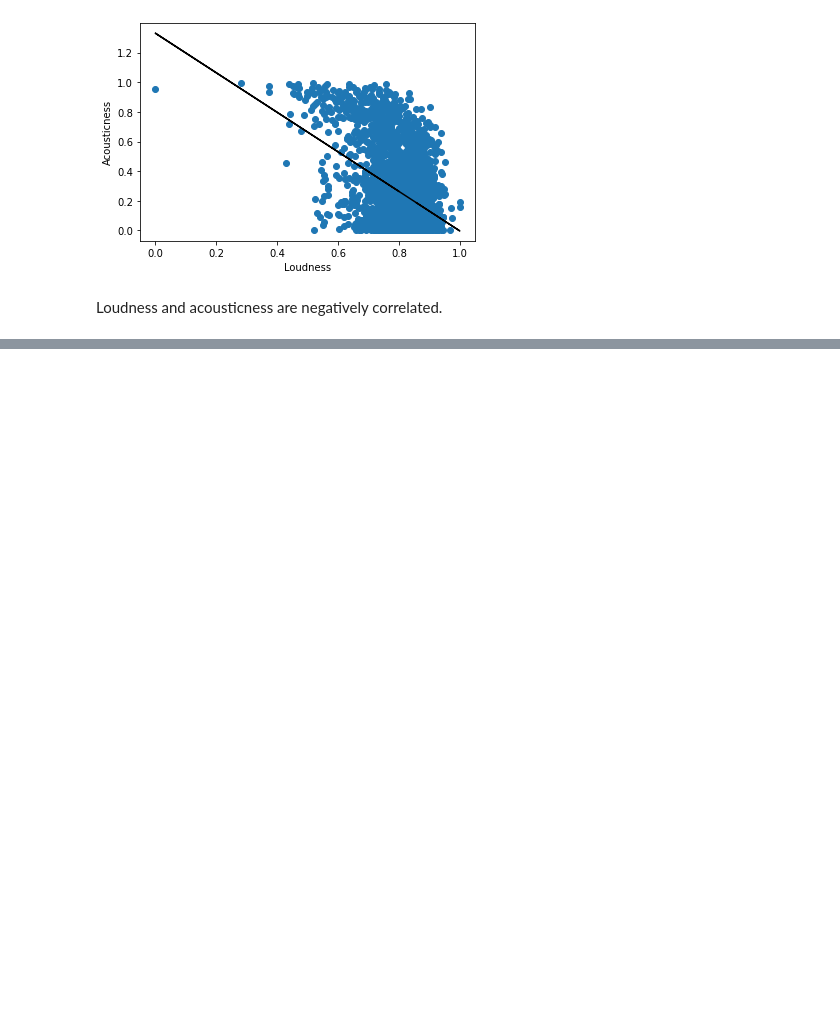
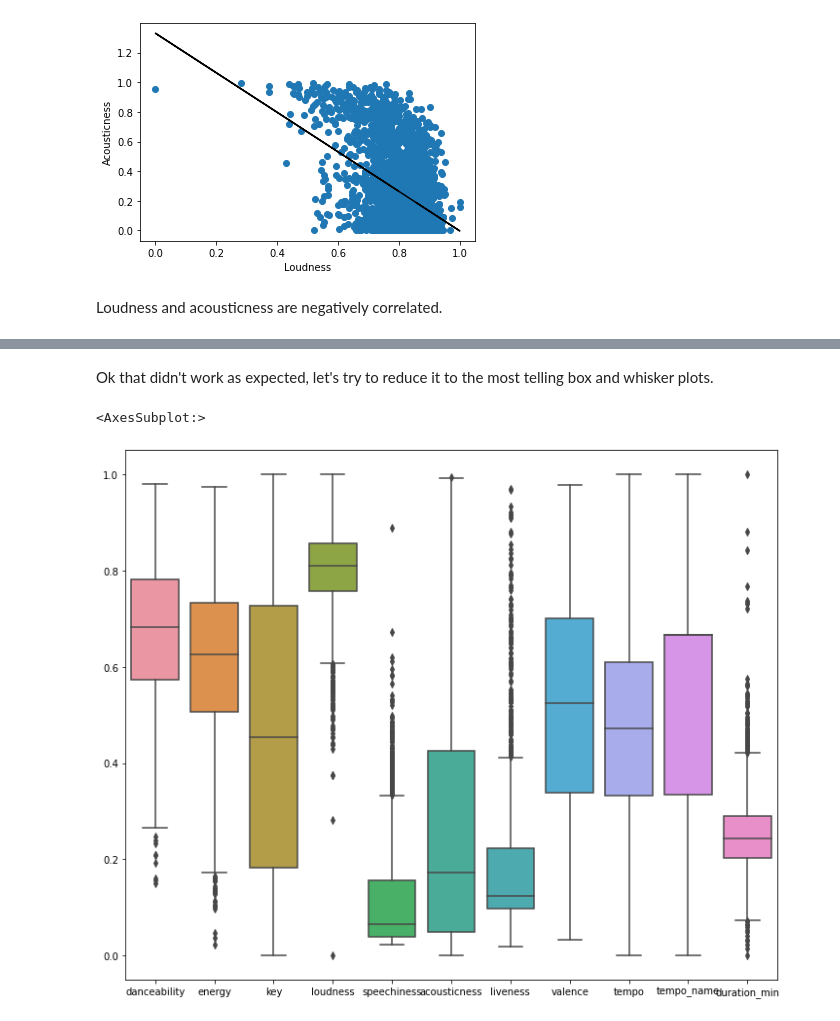
Before and after one commit to natdosan/Spotify-Unsupervised-Learning, a Jupyter notebook: src/EDACheckpointGroup_Sp23_The_group_chat.ipynb, the cells around one changed output, grey strips where cells are left out. Saved outputs shown, nothing was run; the diff lists cells and outputs as text; code cells hidden in the pictures; blank space fills up the shorter version.

```diff
--- a/src/EDACheckpointGroup_Sp23_The_group_chat.ipynb
+++ b/src/EDACheckpointGroup_Sp23_The_group_chat.ipynb
@@ -208,0 +218,9 @@ Loudness and acousticness are negatively correlated.
+# %% [markdown]
+Ok that didn't work as expected, let's try to reduce it to the most telling box and whisker plots.
+# %%
+plt.figure(figsize=(12,10))
+numeric_df = charts.drop(['mode', 'instrumentalness'], axis = 1)
+sns.boxplot(data=numeric_df)
+# %% [output]
+<AxesSubplot:>
+[figure, added]
```
Also changed, not shown: parts of 4 cells of this notebook.
